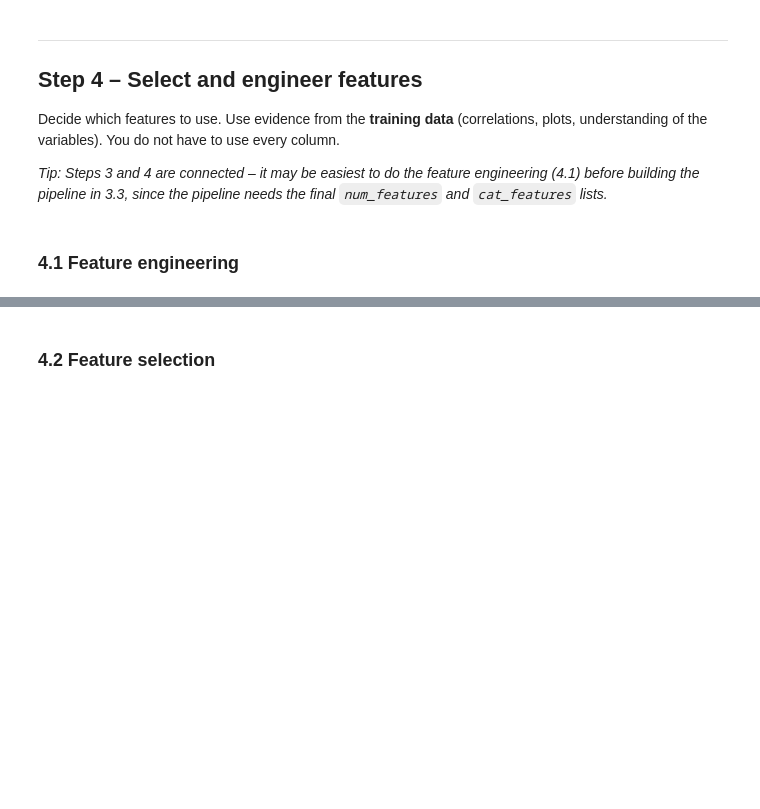
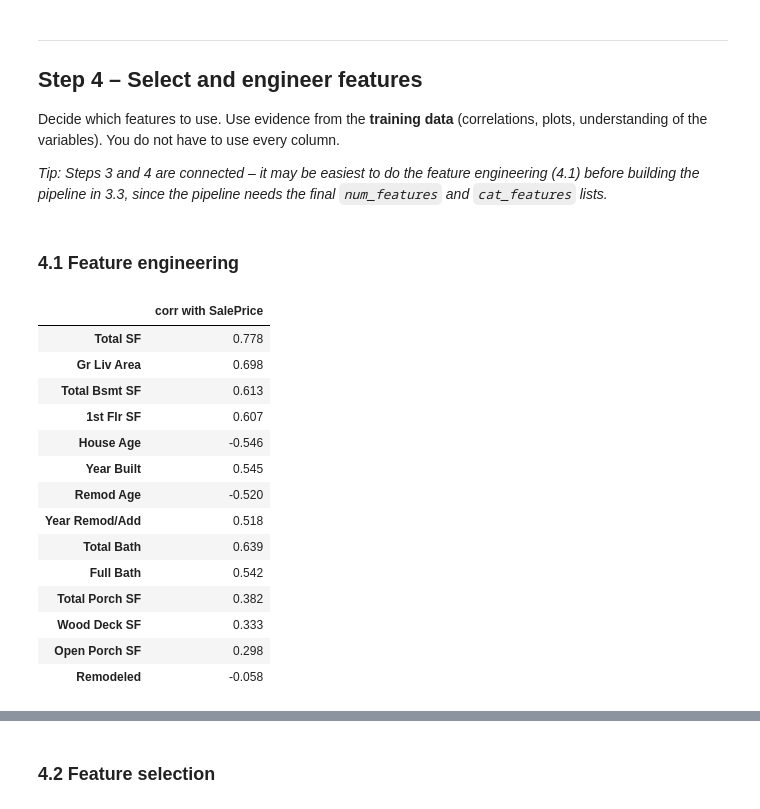
Before and after one commit to Frednos/Machine-Learning-Assignment-1, a Jupyter notebook: housing_price_prediction.ipynb, the cells around one changed output, grey strips where cells are left out. Drawn from its saved outputs; the diff is of its cells as text; code cells hidden in the pictures; blank space fills up the shorter version.

```diff
--- a/housing_price_prediction.ipynb
+++ b/housing_price_prediction.ipynb
@@ -378,9 +518,54 @@ Decide which features to use. Use evidence from the **training data** (correlati
 # %% [markdown]
 ### 4.1 Feature engineering
 # %%
-# HINT: Create new, meaningful features on both X_train and X_test, e.g.:
-#   - 'Total SF'   = 'Total Bsmt SF' + '1st Flr SF' + '2nd Flr SF'
-#   - 'House Age'  = 'Yr Sold' - 'Year Built'
-#   - 'Remod Age'  = 'Yr Sold' - 'Year Remod/Add'
-#   - 'Total Bath' = 'Full Bath' + 0.5*'Half Bath' + 'Bsmt Full Bath' + 0.5*'Bsmt Half Bath'
-# Check the correlation of the new features with y_train.
+def add_features(X):
+    """Create new features from existing columns. Rule-based, so it is applied to both X_train and X_test."""
+    X = X.copy()
+
+    # Total living space incl. basement – buyers pay for the total size of the house
+    X["Total SF"] = X["Total Bsmt SF"] + X["1st Flr SF"] + X["2nd Flr SF"]
+
+    # Age of the house and years since remodelling at the time of sale (clip: one house was sold before it was finished)
+    X["House Age"] = (X["Yr Sold"] - X["Year Built"]).clip(lower=0)
+    X["Remod Age"] = (X["Yr Sold"] - X["Year Remod/Add"]).clip(lower=0)
+
+    # Total number of bathrooms (a half bath counts as 0.5)
+    X["Total Bath"] = (X["Full Bath"] + 0.5 * X["Half Bath"]
+                       + X["Bsmt Full Bath"] + 0.5 * X["Bsmt Half Bath"])
+
+    # Total outdoor area (deck + porches)
+    X["Total Porch SF"] = (X["Wood Deck SF"] + X["Open Porch SF"]
+                           + X["Enclosed Porch"] + X["Screen Porch"])
+
+    # Has the house been remodelled? (Year Remod/Add equals Year Built if not)
+    X["Remodeled"] = (X["Year Remod/Add"] != X["Year Built"]).astype(int)
+
+    return X
+
+
+X_train = add_features(X_train)
+X_test = add_features(X_test)
+
+new_features = ["Total SF", "House Age", "Remod Age", "Total Bath", "Total Porch SF", "Remodeled"]
+# %%
+# Correlation with SalePrice – computed on the TRAINING data only
+compare = ["Total SF", "Gr Liv Area", "Total Bsmt SF", "1st Flr SF",
+           "House Age", "Year Built", "Remod Age", "Year Remod/Add",
+           "Total Bath", "Full Bath", "Total Porch SF", "Wood Deck SF", "Open Porch SF", "Remodeled"]
+X_train[compare].corrwith(y_train).round(3).to_frame("corr with SalePrice")
+# %% [output]
+|  | corr with SalePrice |
+| Total SF | 0.778 |
+| Gr Liv Area | 0.698 |
+| Total Bsmt SF | 0.613 |
+| 1st Flr SF | 0.607 |
+| House Age | -0.546 |
+| Year Built | 0.545 |
+| Remod Age | -0.520 |
+| Year Remod/Add | 0.518 |
+| Total Bath | 0.639 |
+| Full Bath | 0.542 |
+| Total Porch SF | 0.382 |
+| Wood Deck SF | 0.333 |
+| Open Porch SF | 0.298 |
+| Remodeled | -0.058 |
```
Also changed, not shown: parts of 11 cells of this notebook.
